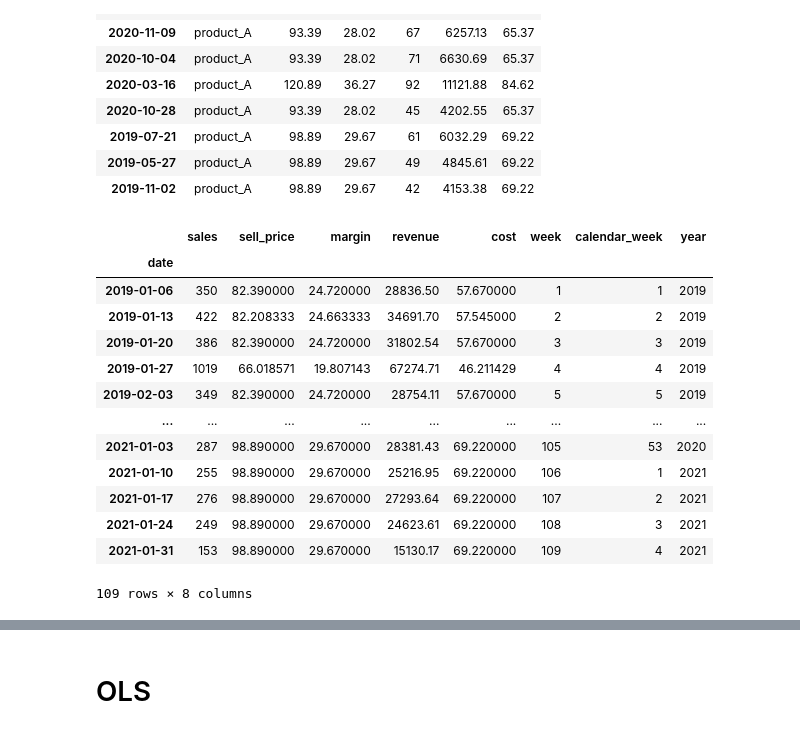
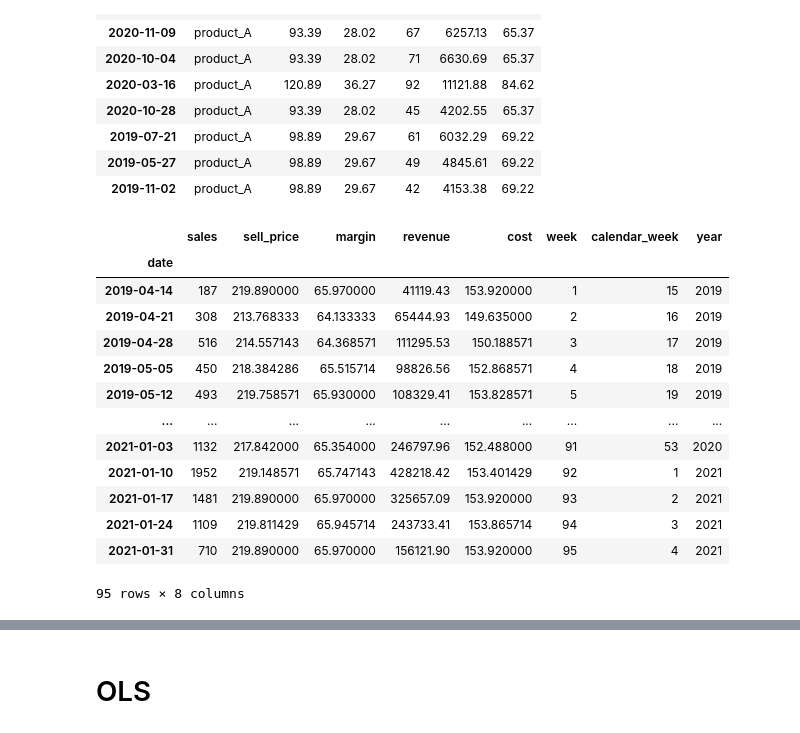
Before and after one commit to insoucyant/Pricing, a Jupyter notebook: analysis.ipynb, the cells around one changed output, grey strips where cells are left out. Cells and saved outputs as stored; diff of their text form; code cells hidden in the pictures.

Commit message:
Created weekly DF for all products

```diff
--- a/analysis.ipynb
+++ b/analysis.ipynb
@@ -19,6 +19,9 @@ plt.style.use('fivethirtyeight')
 path = Path("data") / "ml_task_data.csv"
 raw_data = pd.read_csv(path)
 # raw_data.sample(3)
+# %%
+dfs = [df_product_A, df_product_B, df_product_C, df_product_D, df_product_E]
+products=['A', 'B', 'C', 'D', 'E']
 # %%
 # Preprocess data
 df, df_product_A, df_product_B, df_product_C, df_product_D, df_product_E = support_functions.rawDataReorganise(raw_data)
@@ -209,45 +212,28 @@ df_product_A.sample(10)
 | 2019-05-27 | product_A | 98.89 | 29.67 | 49 | 4845.61 | 69.22 |
 | 2019-11-02 | product_A | 98.89 | 29.67 | 42 | 4153.38 | 69.22 |
 # %%
-def create_weekly_data(data):
-    """
-    Resample the data to weekly frequency, aggregating sales by sum and other metrics by mean.
-    Also add a sequential week number starting from 1 for the first sales week,
-    and a calendar week number (ISO week).
-    """
-    df_weekly = data.resample('W').agg({
-        'sales': 'sum',
-        'sell_price': 'mean',
-        'margin': 'mean',
-        'revenue': 'sum',
-        'cost': 'mean'
-    })
 
-    # Add sequential week number starting from 1
-    df_weekly['week'] = range(1, len(df_weekly) + 1)
 
-    # Add calendar week number (ISO week) and year
-    df_weekly['calendar_week'] = df_weekly.index.isocalendar().week
-    df_weekly['year'] = df_weekly.index.isocalendar().year
+for product, df_prod in zip(products, dfs):
+    df_weekly = sf.create_weekly_data(df_prod)
+    globals()[f'df_weekly_{product}'] = df_weekly
 
-    return df_weekly
-df_weekly_A= create_weekly_data(df_product_A)
-df_weekly_A
+df_weekly_E
 # %% [output]
 |  | sales | sell_price | margin | revenue | cost | week | calendar_week | year |
 | date |  |  |  |  |  |  |  |  |
-| 2019-01-06 | 350 | 82.390000 | 24.720000 | 28836.50 | 57.670000 | 1 | 1 | 2019 |
-| 2019-01-13 | 422 | 82.208333 | 24.663333 | 34691.70 | 57.545000 | 2 | 2 | 2019 |
-| 2019-01-20 | 386 | 82.390000 | 24.720000 | 31802.54 | 57.670000 | 3 | 3 | 2019 |
-| 2019-01-27 | 1019 | 66.018571 | 19.807143 | 67274.71 | 46.211429 | 4 | 4 | 2019 |
-| 2019-02-03 | 349 | 82.390000 | 24.720000 | 28754.11 | 57.670000 | 5 | 5 | 2019 |
+| 2019-04-14 | 187 | 219.890000 | 65.970000 | 41119.43 | 153.920000 | 1 | 15 | 2019 |
+| 2019-04-21 | 308 | 213.768333 | 64.133333 | 65444.93 | 149.635000 | 2 | 16 | 2019 |
+| 2019-04-28 | 516 | 214.557143 | 64.368571 | 111295.53 | 150.188571 | 3 | 17 | 2019 |
+| 2019-05-05 | 450 | 218.384286 | 65.515714 | 98826.56 | 152.868571 | 4 | 18 | 2019 |
+| 2019-05-12 | 493 | 219.758571 | 65.930000 | 108329.41 | 153.828571 | 5 | 19 | 2019 |
 | ... | ... | ... | ... | ... | ... | ... | ... | ... |
-| 2021-01-03 | 287 | 98.890000 | 29.670000 | 28381.43 | 69.220000 | 105 | 53 | 2020 |
-| 2021-01-10 | 255 | 98.890000 | 29.670000 | 25216.95 | 69.220000 | 106 | 1 | 2021 |
-| 2021-01-17 | 276 | 98.890000 | 29.670000 | 27293.64 | 69.220000 | 107 | 2 | 2021 |
-| 2021-01-24 | 249 | 98.890000 | 29.670000 | 24623.61 | 69.220000 | 108 | 3 | 2021 |
-| 2021-01-31 | 153 | 98.890000 | 29.670000 | 15130.17 | 69.220000 | 109 | 4 | 2021 |
+| 2021-01-03 | 1132 | 217.842000 | 65.354000 | 246797.96 | 152.488000 | 91 | 53 | 2020 |
+| 2021-01-10 | 1952 | 219.148571 | 65.747143 | 428218.42 | 153.401429 | 92 | 1 | 2021 |
+| 2021-01-17 | 1481 | 219.890000 | 65.970000 | 325657.09 | 153.920000 | 93 | 2 | 2021 |
+| 2021-01-24 | 1109 | 219.811429 | 65.945714 | 243733.41 | 153.865714 | 94 | 3 | 2021 |
+| 2021-01-31 | 710 | 219.890000 | 65.970000 | 156121.90 | 153.920000 | 95 | 4 | 2021 |
-109 rows × 8 columns
+95 rows × 8 columns
 # %%
 # Find first and last week of sales for each product
 products = ['A', 'B', 'C', 'D', 'E']
```
Also changed, not shown: parts of 1 cell of this notebook, 1 other file.
